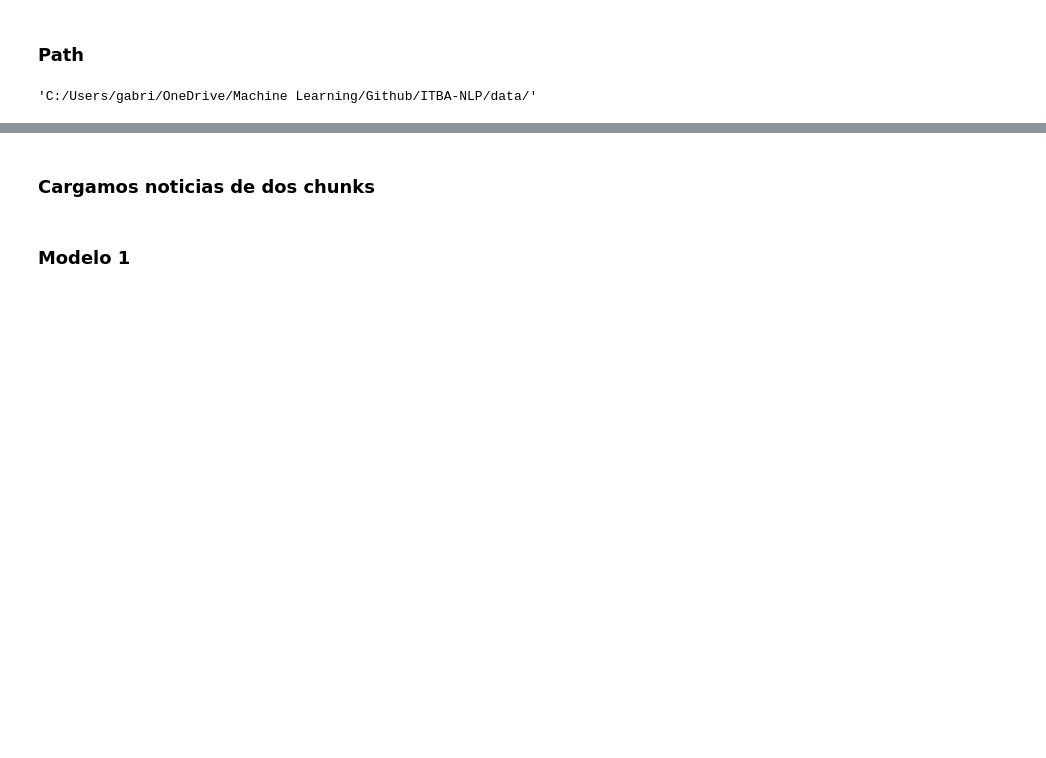
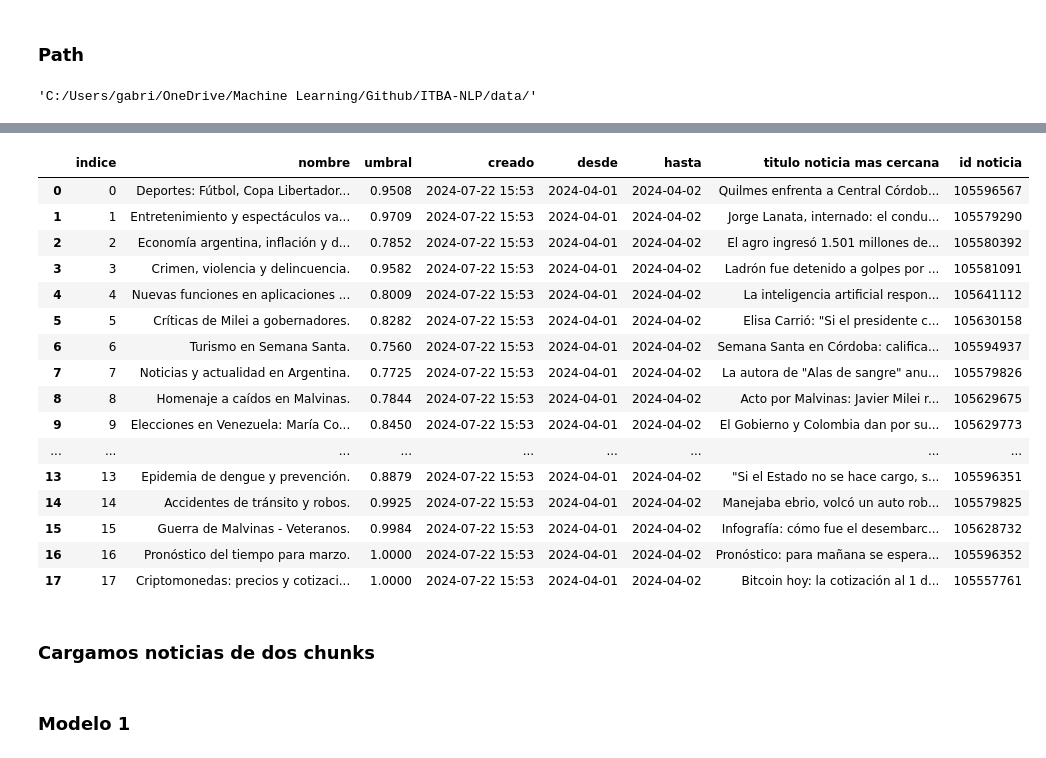
Before and after one commit to gabrielfernandorey/ITBA-NLP, a Jupyter notebook: NLP_03_merged.ipynb, the cells around one changed output, grey strips where cells are left out. Cells and saved outputs as stored; diff of their text form; code cells hidden in the pictures; blank space fills up the shorter version.

```diff
--- a/NLP_03_merged.ipynb
+++ b/NLP_03_merged.ipynb
@@ -65,0 +69,5 @@ else:
+# %%
+# Obtener los tópicos filtrados por la fecha seleccionada
+date_str = '2024-04-02'
+topics = get_topics_opensearch(date_filter=date_str)
+sorted([  (row['index'], row['name']) for row in topics if row['to_date'][:10] <= date_str  ])
@@ -66,3 +93,49 @@ else:
+# %%
+db_topics = []
+data_topics = {}
+for reg in topics:
+    index = reg['index']
+    name = reg['name']
+    similarity_threshold = reg['similarity_threshold']
+    create_at = format_date(reg['created_at'])
+    from_date = reg['from_date'][:10]
+    to_date = reg['to_date'][:10]
+    title_best_doc = reg['title_best_doc']
+    id_best_doc = reg['id_best_doc']
+
+    db_topics.append([index, name, round(similarity_threshold, 4), create_at, from_date, to_date, title_best_doc, id_best_doc])
+    data_topics[index] = [name,
+                        title_best_doc,
+                        reg['best_doc'],
+                        reg['entities'],
+                        reg['keywords'],
+                        similarity_threshold,
+                        reg['vector']
+                        ]
+
+db_topics = sorted(db_topics)
+# Convertir a DataFrame
+topics_df = pd.DataFrame(db_topics, columns=["indice", "nombre", "umbral", "creado", "desde", "hasta", "titulo noticia mas cercana", "id noticia"])
+# %%
+topics_df
+# %% [output]
+|  | indice | nombre | umbral | creado | desde | hasta | titulo noticia mas cercana | id noticia |
+| 0 | 0 | Deportes: Fútbol, Copa Libertador... | 0.9508 | 2024-07-22 15:53 | 2024-04-01 | 2024-04-02 | Quilmes enfrenta a Central Córdob... | 105596567 |
+| 1 | 1 | Entretenimiento y espectáculos va... | 0.9709 | 2024-07-22 15:53 | 2024-04-01 | 2024-04-02 | Jorge Lanata, internado: el condu... | 105579290 |
+| 2 | 2 | Economía argentina, inflación y d... | 0.7852 | 2024-07-22 15:53 | 2024-04-01 | 2024-04-02 | El agro ingresó 1.501 millones de... | 105580392 |
+| 3 | 3 | Crimen, violencia y delincuencia. | 0.9582 | 2024-07-22 15:53 | 2024-04-01 | 2024-04-02 | Ladrón fue detenido a golpes por ... | 105581091 |
+| 4 | 4 | Nuevas funciones en aplicaciones ... | 0.8009 | 2024-07-22 15:53 | 2024-04-01 | 2024-04-02 | La inteligencia artificial respon... | 105641112 |
+| 5 | 5 | Críticas de Milei a gobernadores. | 0.8282 | 2024-07-22 15:53 | 2024-04-01 | 2024-04-02 | Elisa Carrió: "Si el presidente c... | 105630158 |
+| 6 | 6 | Turismo en Semana Santa. | 0.7560 | 2024-07-22 15:53 | 2024-04-01 | 2024-04-02 | Semana Santa en Córdoba: califica... | 105594937 |
+| 7 | 7 | Noticias y actualidad en Argentina. | 0.7725 | 2024-07-22 15:53 | 2024-04-01 | 2024-04-02 | La autora de "Alas de sangre" anu... | 105579826 |
+| 8 | 8 | Homenaje a caídos en Malvinas. | 0.7844 | 2024-07-22 15:53 | 2024-04-01 | 2024-04-02 | Acto por Malvinas: Javier Milei r... | 105629675 |
+| 9 | 9 | Elecciones en Venezuela: María Co... | 0.8450 | 2024-07-22 15:53 | 2024-04-01 | 2024-04-02 | El Gobierno y Colombia dan por su... | 105629773 |
+| ... | ... | ... | ... | ... | ... | ... | ... | ... |
+| 13 | 13 | Epidemia de dengue y prevención. | 0.8879 | 2024-07-22 15:53 | 2024-04-01 | 2024-04-02 | "Si el Estado no se hace cargo, s... | 105596351 |
+| 14 | 14 | Accidentes de tránsito y robos. | 0.9925 | 2024-07-22 15:53 | 2024-04-01 | 2024-04-02 | Manejaba ebrio, volcó un auto rob... | 105579825 |
+| 15 | 15 | Guerra de Malvinas - Veteranos. | 0.9984 | 2024-07-22 15:53 | 2024-04-01 | 2024-04-02 | Infografía: cómo fue el desembarc... | 105628732 |
+| 16 | 16 | Pronóstico del tiempo para marzo. | 1.0000 | 2024-07-22 15:53 | 2024-04-01 | 2024-04-02 | Pronóstico: para mañana se espera... | 105596352 |
+| 17 | 17 | Criptomonedas: precios y cotizaci... | 1.0000 | 2024-07-22 15:53 | 2024-04-01 | 2024-04-02 | Bitcoin hoy: la cotización al 1 d... | 105557761 |
 # %% [markdown]
 ### Cargamos noticias de dos chunks
 # %%
```
Also changed, not shown: parts of 4 cells of this notebook, 6 other files.
